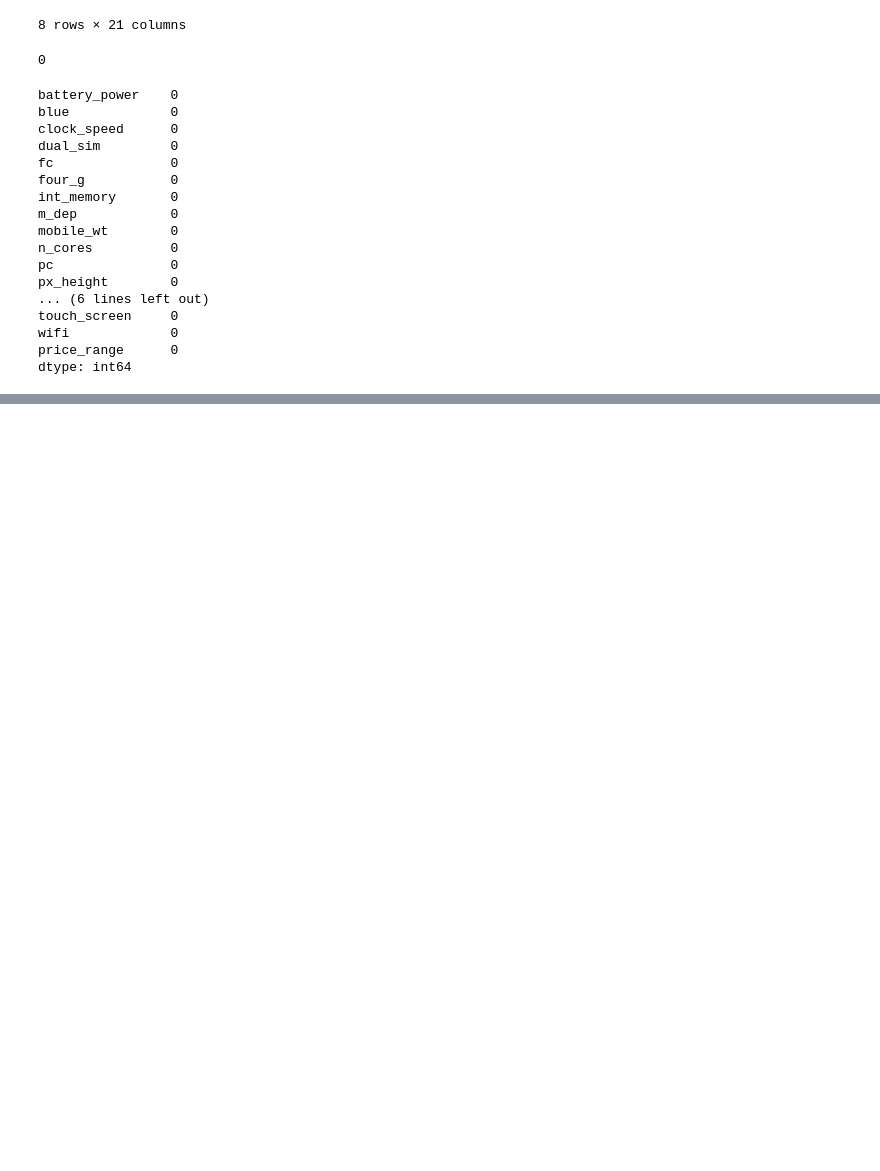
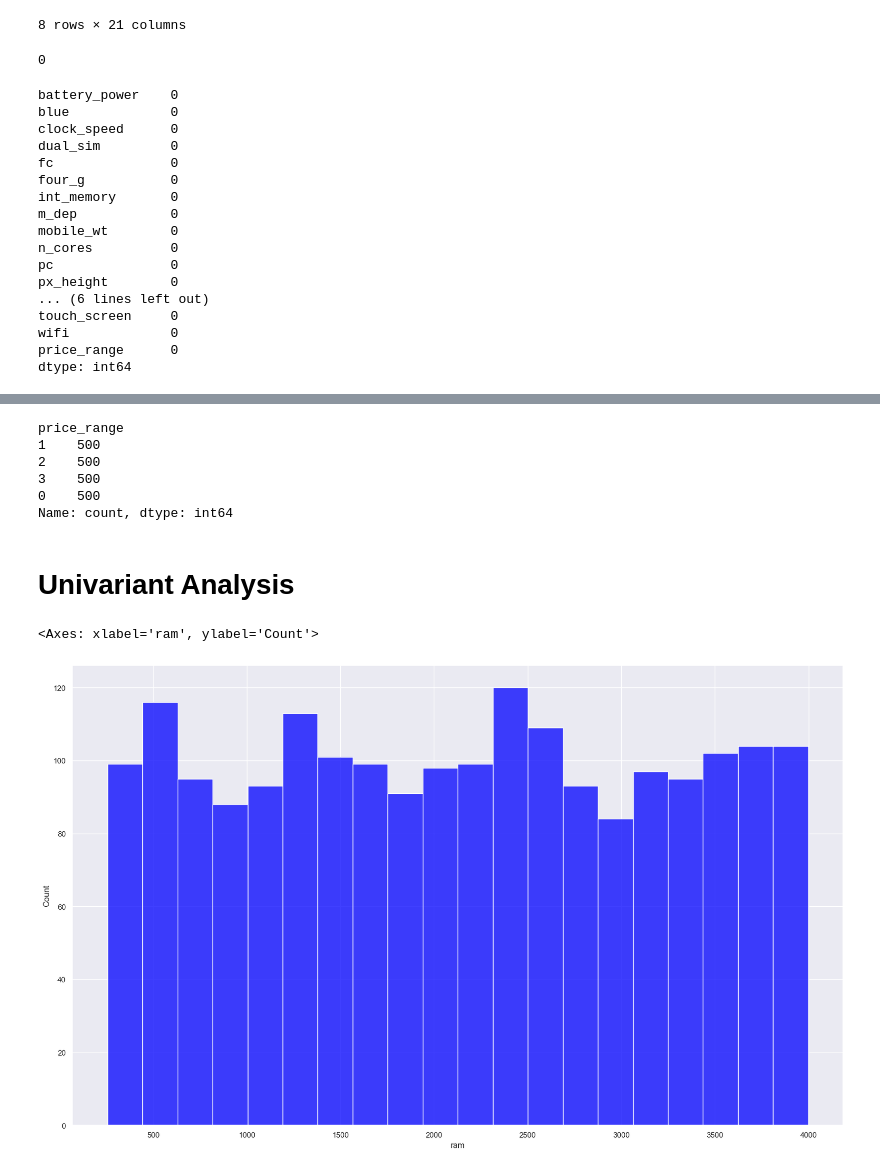
Before and after one commit to Rizan012/mobile-price-range-predictor, a Jupyter notebook: DatasetAnalysis.ipynb, the cells around one changed output, grey strips where cells are left out. Drawn from its saved outputs; the diff is of its cells as text; code cells hidden in the pictures; blank space fills up the shorter version.

Commit message:
Analysis(2)

```diff
--- a/DatasetAnalysis.ipynb
+++ b/DatasetAnalysis.ipynb
@@ -79,3 +83,5 @@ touch_screen     0
 wifi             0
 price_range      0
 dtype: int64
+# %%
+data = data[["battery_power", "clock_speed", "fc", "int_memory", "m_dep", "mobile_wt", "n_cores", "pc", "px_height", "px_width", "ram", "sc_h", "sc_w", "talk_time", "blue", "dual_sim", "four_g", "three_g", "touch_screen", "wifi", "price_range"]]
@@ -81,0 +121,16 @@ dtype: int64
+# %%
+data["price_range"].value_counts()
+# %% [output]
+price_range
+1    500
+2    500
+3    500
+0    500
+Name: count, dtype: int64
+# %% [markdown]
+<h1>Univariant Analysis</h1>
+# %%
+sns.histplot(x="ram",data=data, color="blue", bins=20)
+# %% [output]
+<Axes: xlabel='ram', ylabel='Count'>
+[figure, added]
```
Also changed, not shown: parts of 20 cells of this notebook, 3 other files.
